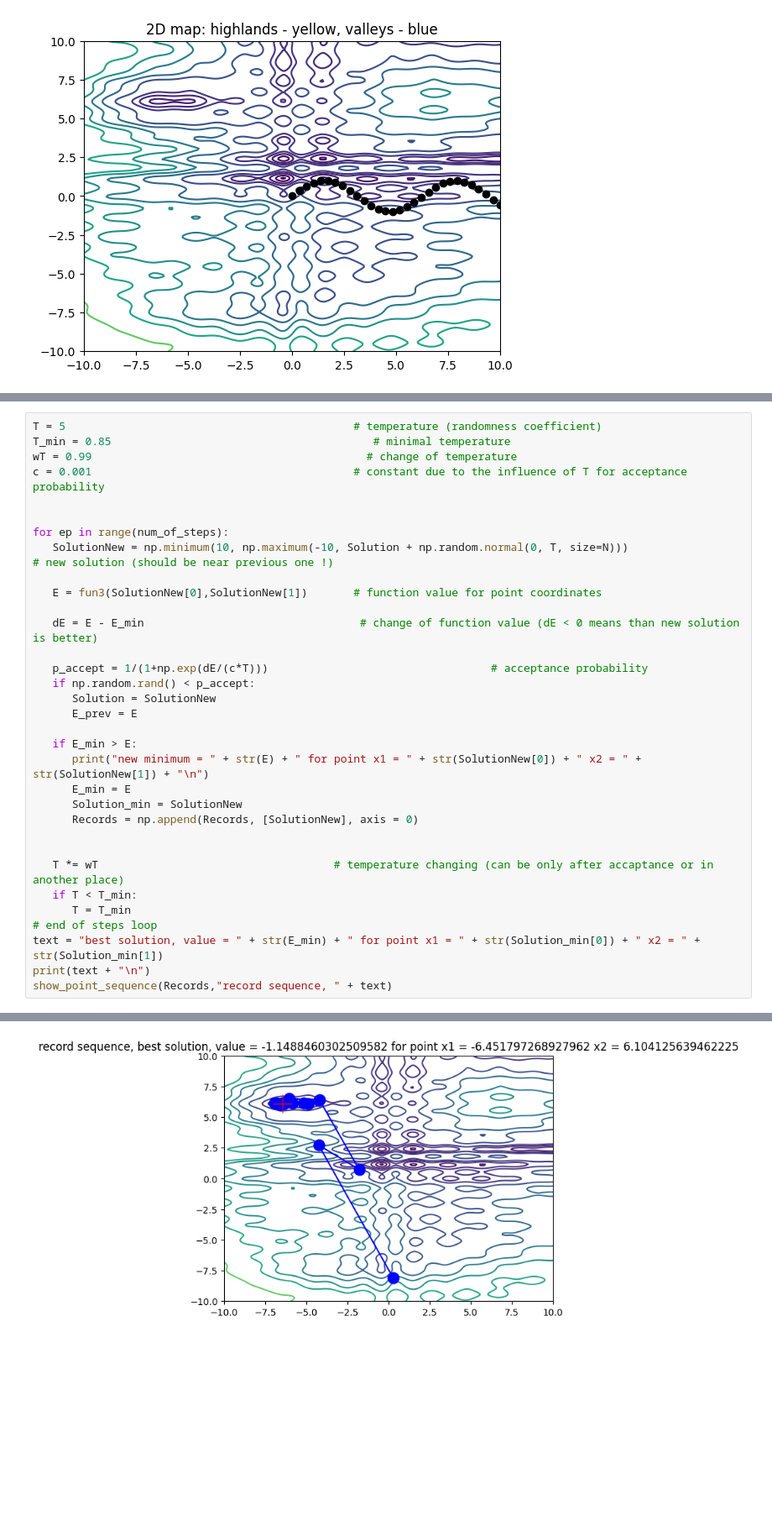
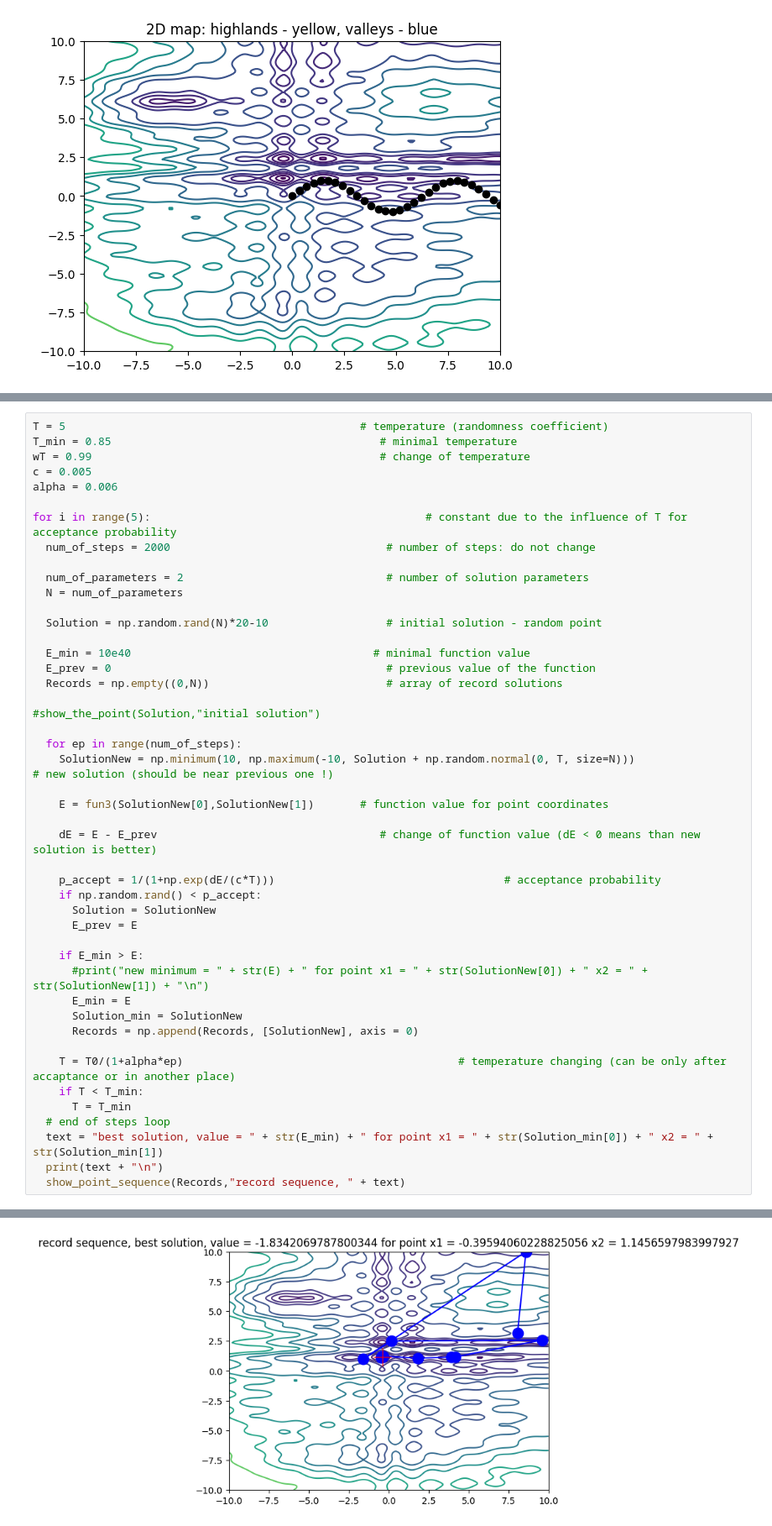
Before and after one commit to Limebel/Project2_OS, a Jupyter notebook: exercises/02_annealing.ipynb, the cells around one changed output, grey strips where cells are left out. Shown at 84% size. Drawn from its saved outputs; the diff is of its cells as text; blank space fills up the shorter version.

```diff
--- a/exercises/02_annealing.ipynb
+++ b/exercises/02_annealing.ipynb
@@ -74,34 +62,47 @@ show_the_point(Solution,"initial solution")
 # %%
-T = 5                                            # temperature (randomness coefficient)
-T_min = 0.85                                        # minimal temperature
-wT = 0.99                                          # change of temperature
-c = 0.001                                        # constant due to the influence of T for acceptance probability
+T = 5                                             # temperature (randomness coefficient)
+T_min = 0.85                                         # minimal temperature
+wT = 0.99                                            # change of temperature
+c = 0.005
+alpha = 0.006
 
+for i in range(5):                                          # constant due to the influence of T for acceptance probability
+  num_of_steps = 2000                                 # number of steps: do not change
 
-for ep in range(num_of_steps):
-   SolutionNew = np.minimum(10, np.maximum(-10, Solution + np.random.normal(0, T, size=N)))                                # new solution (should be near previous one !)
+  num_of_parameters = 2                               # number of solution parameters
+  N = num_of_parameters
 
-   E = fun3(SolutionNew[0],SolutionNew[1])       # function value for point coordinates
+  Solution = np.random.rand(N)*20-10                  # initial solution - random point
 
-   dE = E - E_min                                 # change of function value (dE < 0 means than new solution is better)
+  E_min = 10e40							            # minimal function value
+  E_prev = 0                                          # previous value of the function
+  Records = np.empty((0,N))                           # array of record solutions
 
-   p_accept = 1/(1+np.exp(dE/(c*T)))                                  # acceptance probability
-   if np.random.rand() < p_accept:
+#show_the_point(Solution,"initial solution")
+
+  for ep in range(num_of_steps):
+    SolutionNew = np.minimum(10, np.maximum(-10, Solution + np.random.normal(0, T, size=N)))                                # new solution (should be near previous one !)
+
+    E = fun3(SolutionNew[0],SolutionNew[1])       # function value for point coordinates
+
+    dE = E - E_prev                                  # change of function value (dE < 0 means than new solution is better)
+
+    p_accept = 1/(1+np.exp(dE/(c*T)))                                   # acceptance probability
+    if np.random.rand() < p_accept:
       Solution = SolutionNew
       E_prev = E
 
-   if E_min > E:
-      print("new minimum = " + str(E) + " for point x1 = " + str(SolutionNew[0]) + " x2 = " + str(SolutionNew[1]) + "\n")
+    if E_min > E:
+      #print("new minimum = " + str(E) + " for point x1 = " + str(SolutionNew[0]) + " x2 = " + str(SolutionNew[1]) + "\n")
       E_min = E
       Solution_min = SolutionNew
       Records = np.append(Records, [SolutionNew], axis = 0)
 
-
-   T *= wT                                    # temperature changing (can be only after accaptance or in another place)
-   if T < T_min:
+    T = T0/(1+alpha*ep)                                          # temperature changing (can be only after accaptance or in another place)
+    if T < T_min:
       T = T_min
-# end of steps loop
-text = "best solution, value = " + str(E_min) + " for point x1 = " + str(Solution_min[0]) + " x2 = " + str(Solution_min[1])
-print(text + "\n")
-show_point_sequence(Records,"record sequence, " + text)
+  # end of steps loop
+  text = "best solution, value = " + str(E_min) + " for point x1 = " + str(Solution_min[0]) + " x2 = " + str(Solution_min[1])
+  print(text + "\n")
+  show_point_sequence(Records,"record sequence, " + text)
 # %% [output]
@@ -125 +110 @@ best solution, value = -1.1488460302509582 for point x1 = -6.451797268927962 x2
-[figure, old version]
+[figure, new version]
```
Also changed, not shown: parts of 3 cells of this notebook.
